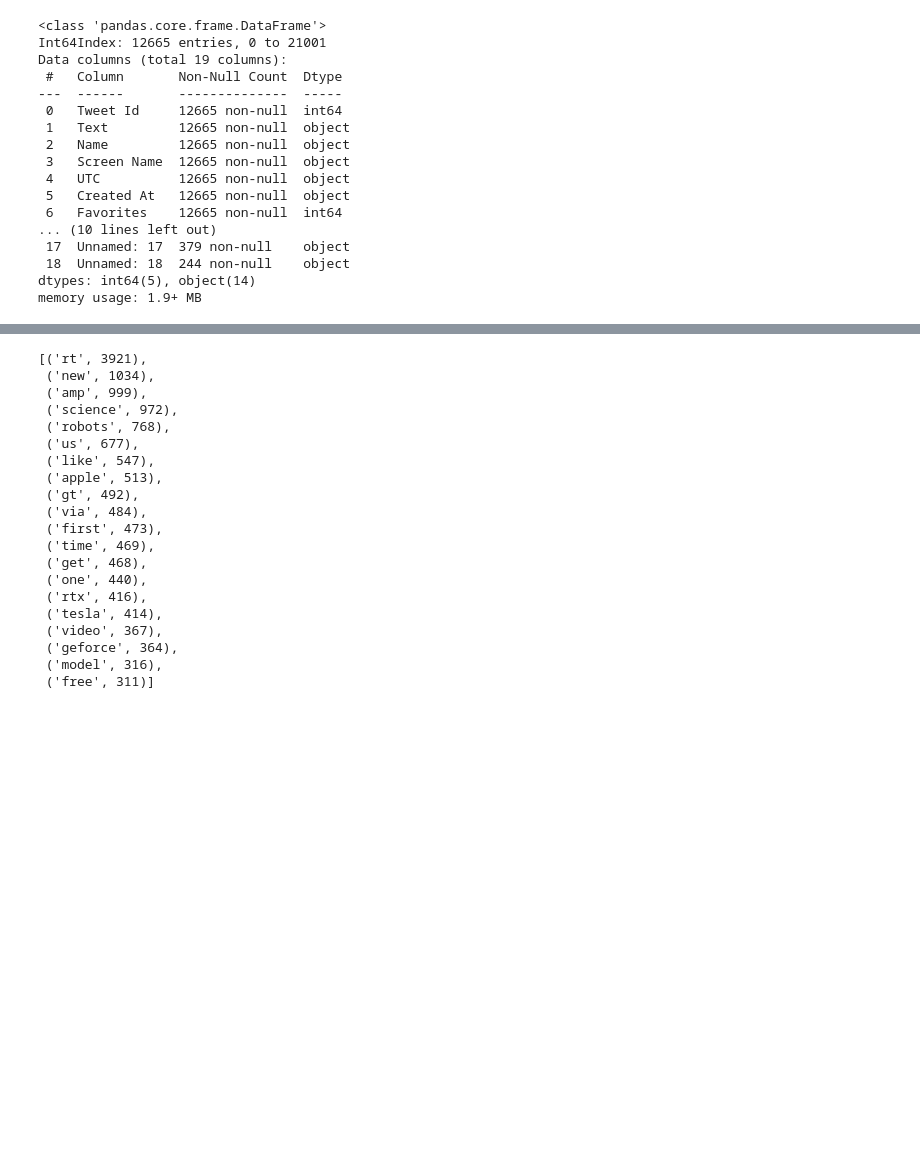
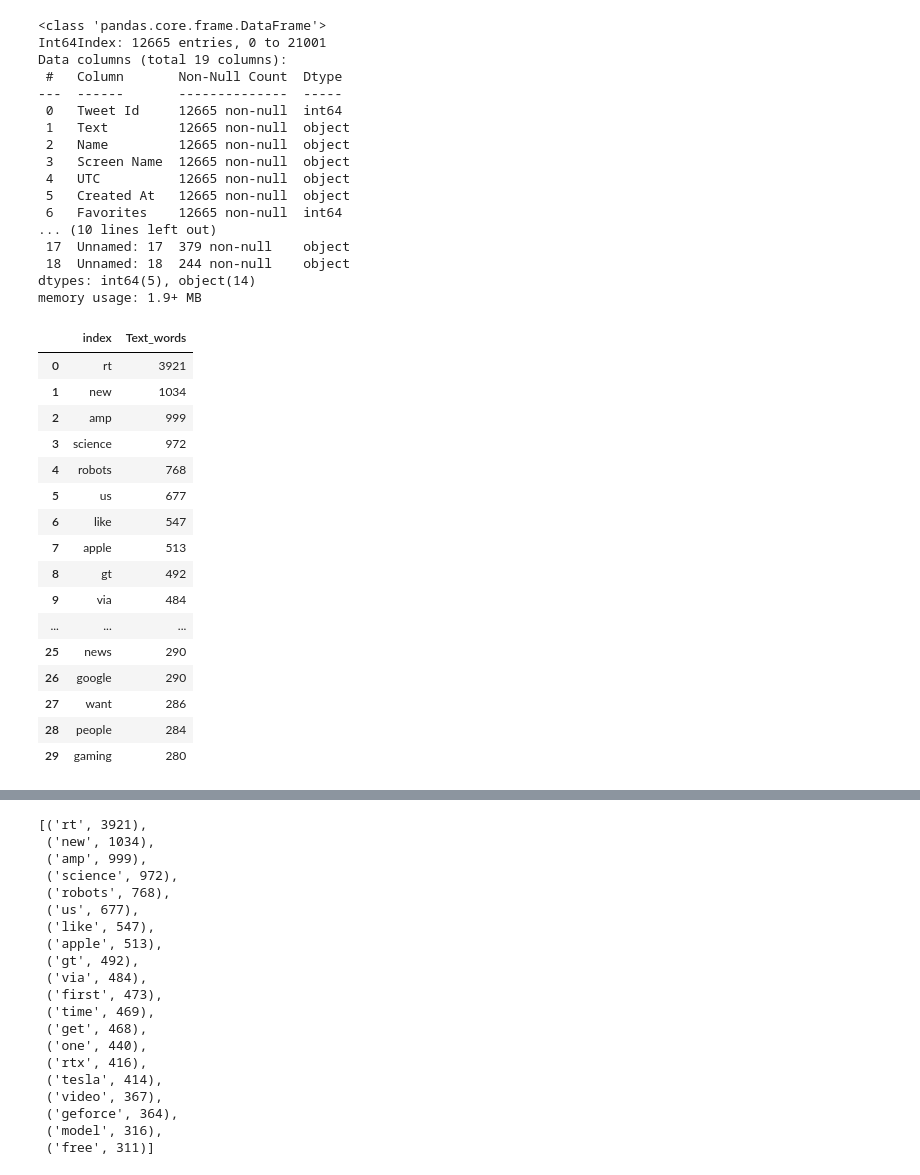
Before and after one commit to IR1401-Spring-Final-Projects/SocialMedia1401-26, a Jupyter notebook: intro.ipynb, the cells around one changed output, grey strips where cells are left out. Saved outputs shown, nothing was run; the diff lists cells and outputs as text; code cells hidden in the pictures; blank space fills up the shorter version.

```diff
--- a/intro.ipynb
+++ b/intro.ipynb
@@ -110,3 +111,23 @@ def text_to_words(text):
     words = [word for word in words if word not in stopwords.words('english') and word.isalpha()]
     return words
 df['Text_words'] = df['Text'].apply(text_to_words)
+# %%
+df['Text_words'].explode().value_counts().reset_index().head(30)
+# %% [output]
+|  | index | Text_words |
+| 0 | rt | 3921 |
+| 1 | new | 1034 |
+| 2 | amp | 999 |
+| 3 | science | 972 |
+| 4 | robots | 768 |
+| 5 | us | 677 |
+| 6 | like | 547 |
+| 7 | apple | 513 |
+| 8 | gt | 492 |
+| 9 | via | 484 |
+| ... | ... | ... |
+| 25 | news | 290 |
+| 26 | google | 290 |
+| 27 | want | 286 |
+| 28 | people | 284 |
+| 29 | gaming | 280 |
```
Also changed, not shown: parts of 4 cells of this notebook.
